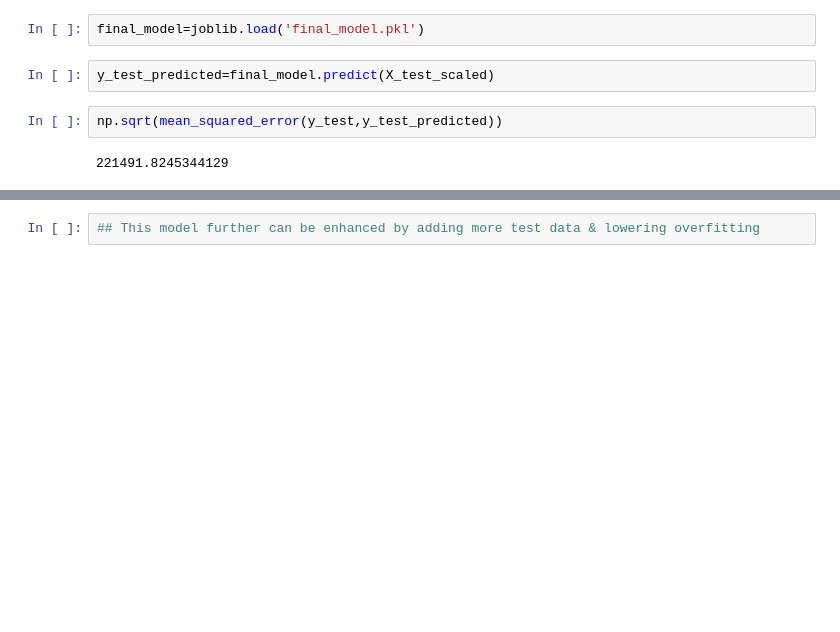
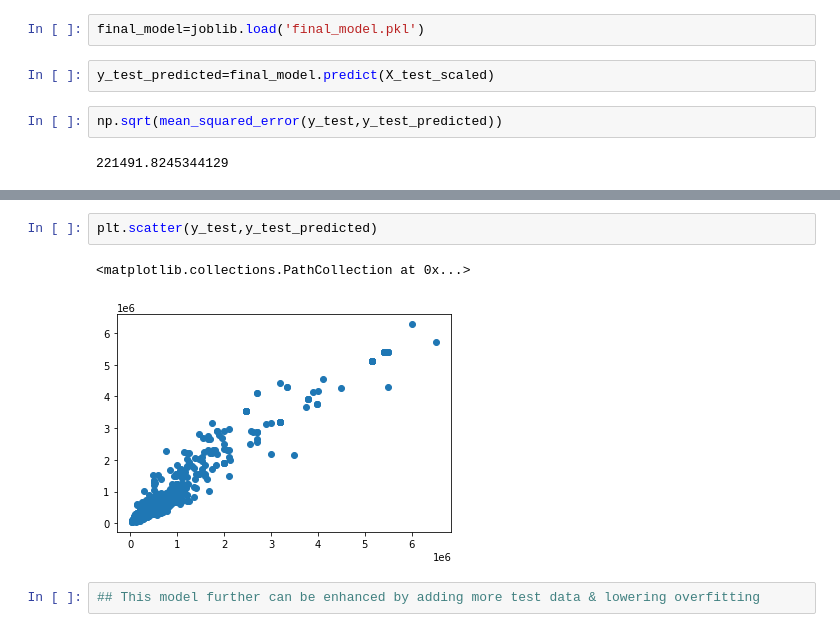
Before and after one commit to kulkarni-harsh/Cardekho-Car-Price-Prediction, a Jupyter notebook: Model Training & Selection.ipynb, the cells around one changed output, grey strips where cells are left out. Cells and saved outputs as stored; diff of their text form; blank space fills up the shorter version.

```diff
--- a/Model Training & Selection.ipynb
+++ b/Model Training & Selection.ipynb
@@ -236,2 +241,7 @@ np.sqrt(mean_squared_error(y_test,y_test_predicted))
+# %%
+plt.scatter(y_test,y_test_predicted)
+# %% [output]
+<matplotlib.collections.PathCollection at 0x...>
+[figure, added]
 # %%
 ## This model further can be enhanced by adding more test data & lowering overfitting
```
Also changed, not shown: parts of 1 cell of this notebook.
